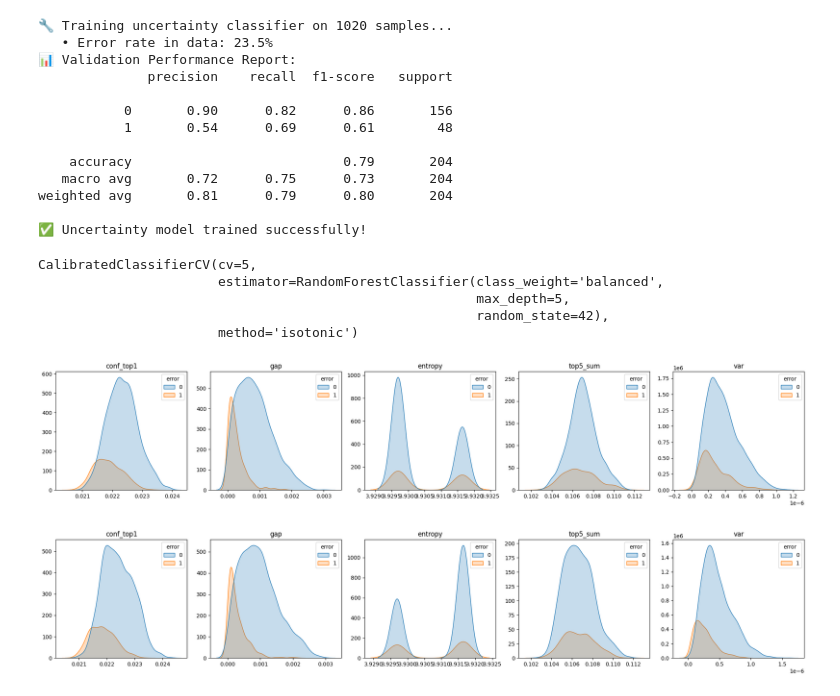
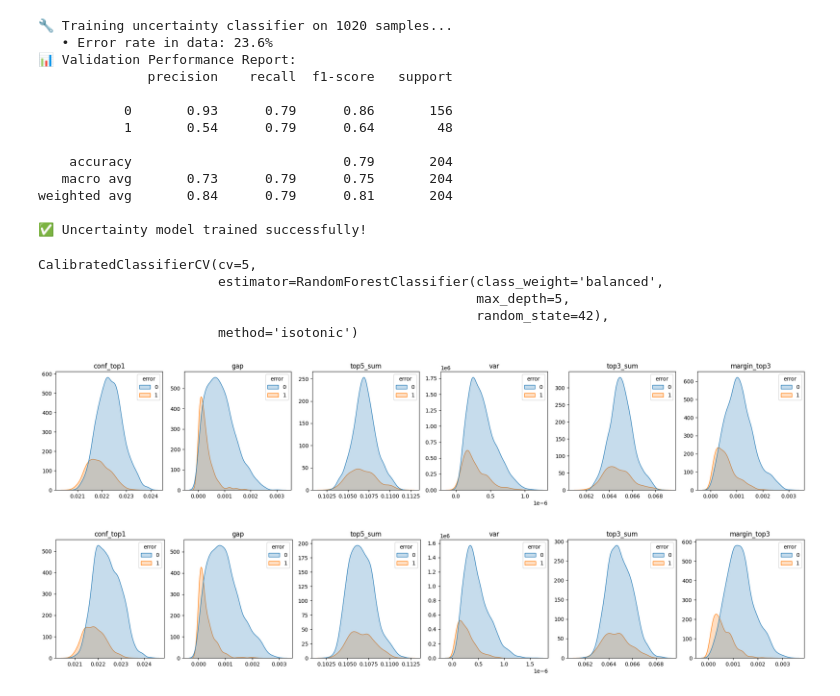
Before and after one commit to matteogrisenti/CLIP-zero-shot, a Jupyter notebook: uncertainty_sample_detection.ipynb, the cells around one changed output. Drawn from its saved outputs; the diff is of its cells as text; code cells hidden in the pictures.

Commit message:
uncertainty_sample_detection

```diff
--- a/uncertainty_sample_detection.ipynb
+++ b/uncertainty_sample_detection.ipynb
@@ -339,7 +245,7 @@ from torch.utils.data import ConcatDataset
 base_dataset = ConcatDataset([train_base, val_base])
 base_loader = torch.utils.data.DataLoader(
     base_dataset,
-    batch_size=64,  # o qualsiasi batch size adatta alla tua GPU
+    batch_size=32,  # o qualsiasi batch size adatta alla tua GPU
     shuffle=False,
     num_workers=2
 )
@@ -414,23 +408,26 @@ ValueError: Shape of passed values is (1020, 12), indices imply (1020, 8)
 # %%
 from sklearn.calibration import CalibratedClassifierCV
 
-rf = train_uncertainty_model(X, y)
+X_train, y_train = extract_uncertainty_features(model, base_loader, base_text_features, base_classes, device)
+
+# 1. Random Forest Training
+rf = train_uncertainty_model(X_train, y_train)
 
 # 2. Calibrazione probabilità
 clf = CalibratedClassifierCV(rf, method='isotonic', cv=5)
-clf.fit(X, y)
+clf.fit(X_train, y_train)
 # %% [output]
 🔧 Training uncertainty classifier on 1020 samples...
-   • Error rate in data: 23.5%
+   • Error rate in data: 23.6%
 📊 Validation Performance Report:
               precision    recall  f1-score   support
 
-           0       0.90      0.82      0.86       156
-           1       0.54      0.69      0.61        48
+           0       0.93      0.79      0.86       156
+           1       0.54      0.79      0.64        48
 
     accuracy                           0.79       204
-   macro avg       0.72      0.75      0.73       204
-weighted avg       0.81      0.79      0.80       204
+   macro avg       0.73      0.79      0.75       204
+weighted avg       0.84      0.79      0.81       204
 
 ✅ Uncertainty model trained successfully!
 CalibratedClassifierCV(cv=5,
@@ -594,40 +591,40 @@ import seaborn as sns
 import pandas as pd
 import matplotlib.pyplot as plt
 
-df = pd.DataFrame(X_test_base, columns=["conf_top1", "gap", "entropy", "top5_sum", "var"])
+features = [ "conf_top1", "gap", "top5_sum", "var", "top3_sum", "margin_top3" ]
+
+df = pd.DataFrame(X_test_base, columns=features)
 df["error"] = y_test_base
 
-features = ["conf_top1", "gap", "entropy", "top5_sum", "var"]
-
-# Crea una riga di subplot (5 colonne, 1 riga)
+# Crea una riga di subplot (6 colonne, 1 riga)
 fig, axes = plt.subplots(nrows=1, ncols=len(features), figsize=(20, 4))  # Larghezza = 4x num feature
 
 for ax, feat in zip(axes, features):
     sns.kdeplot(data=df, x=feat, hue="error", fill=True, ax=ax)
     ax.set_title(f"{feat}")
     ax.set_xlabel("")
     ax.set_ylabel("")
 
 # Riduci spazi tra subplot
 plt.tight_layout()
 plt.show()
 
 
-df = pd.DataFrame(X_test_novel, columns=["conf_top1", "gap", "entropy", "top5_sum", "var"])
+df = pd.DataFrame(X_test_novel, columns=features)
 df["error"] = y_test_novel
 
-# Crea una riga di subplot (5 colonne, 1 riga)
+# Crea una riga di subplot (6 colonne, 1 riga)
 fig, axes = plt.subplots(nrows=1, ncols=len(features), figsize=(20, 4))  # Larghezza = 4x num feature
 
 for ax, feat in zip(axes, features):
     sns.kdeplot(data=df, x=feat, hue="error", fill=True, ax=ax)
     ax.set_title(f"{feat}")
     ax.set_xlabel("")
     ax.set_ylabel("")
 
 # Riduci spazi tra subplot
 plt.tight_layout()
 plt.show()
 # %% [output]
-[figure, old version]
+[figure, new version]
-[figure, old version]
+[figure, new version]
```
Also changed, not shown: parts of 11 cells of this notebook.
